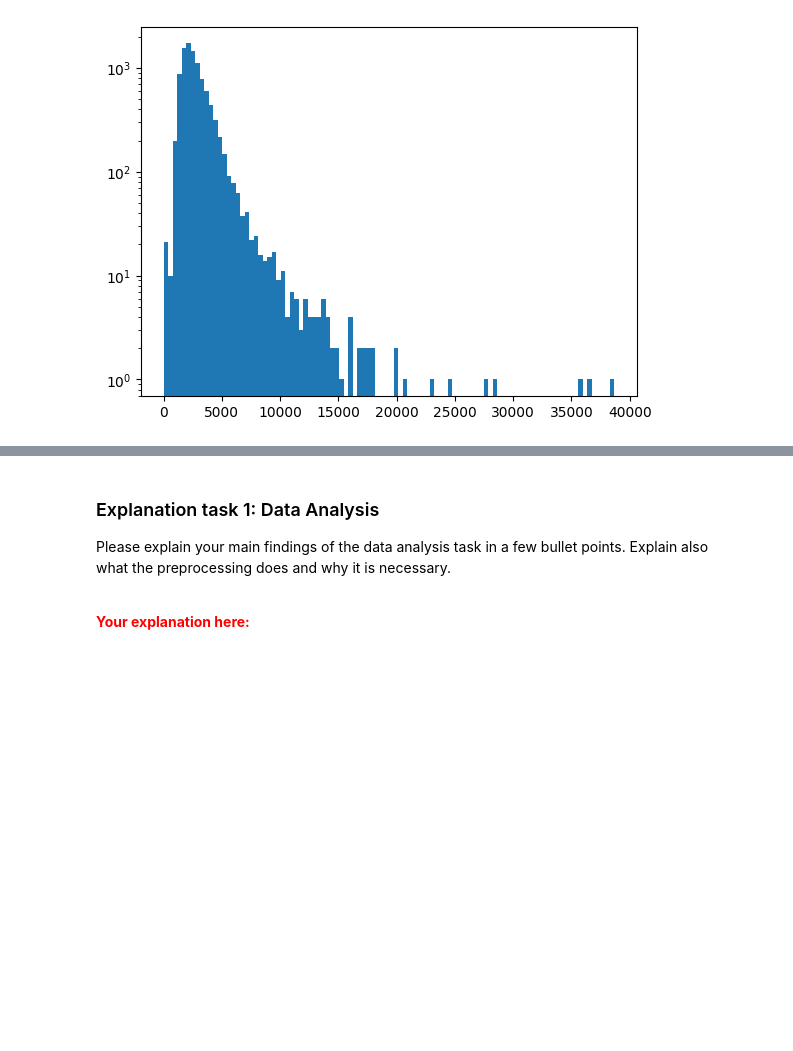
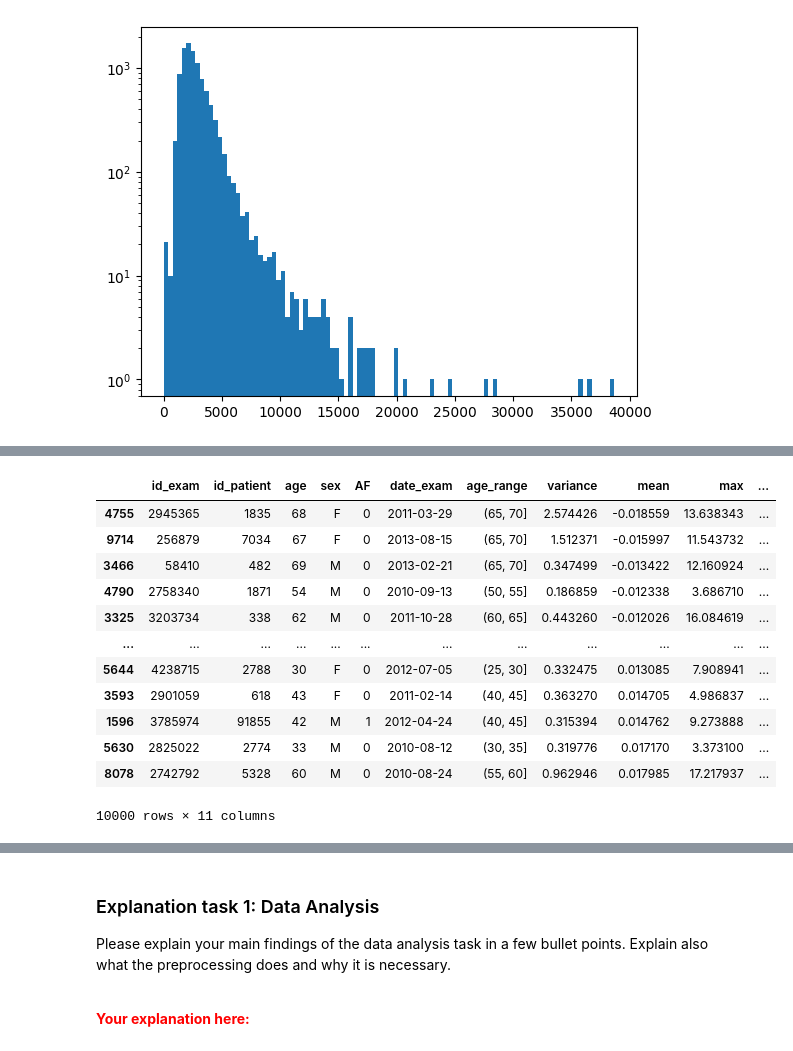
Before and after one commit to Arty-Facts/wasp_al_and_ml_2023, a Jupyter notebook: module3/assignment_ecg_classification.ipynb, the cells around one changed output, grey strips where cells are left out. Cells and saved outputs as stored; diff of their text form; code cells hidden in the pictures; blank space fills up the shorter version.

```diff
--- a/module3/assignment_ecg_classification.ipynb
+++ b/module3/assignment_ecg_classification.ipynb
@@ -331,0 +333,16 @@ meta_data.iloc[sorted_indices]
+# %%
+meta_data.iloc[np.argsort(means)]
+# %% [output]
+|  | id_exam | id_patient | age | sex | AF | date_exam | age_range | variance | mean | max | ... |
+| 4755 | 2945365 | 1835 | 68 | F | 0 | 2011-03-29 | (65, 70] | 2.574426 | -0.018559 | 13.638343 | ... |
+| 9714 | 256879 | 7034 | 67 | F | 0 | 2013-08-15 | (65, 70] | 1.512371 | -0.015997 | 11.543732 | ... |
+| 3466 | 58410 | 482 | 69 | M | 0 | 2013-02-21 | (65, 70] | 0.347499 | -0.013422 | 12.160924 | ... |
+| 4790 | 2758340 | 1871 | 54 | M | 0 | 2010-09-13 | (50, 55] | 0.186859 | -0.012338 | 3.686710 | ... |
+| 3325 | 3203734 | 338 | 62 | M | 0 | 2011-10-28 | (60, 65] | 0.443260 | -0.012026 | 16.084619 | ... |
+| ... | ... | ... | ... | ... | ... | ... | ... | ... | ... | ... | ... |
+| 5644 | 4238715 | 2788 | 30 | F | 0 | 2012-07-05 | (25, 30] | 0.332475 | 0.013085 | 7.908941 | ... |
+| 3593 | 2901059 | 618 | 43 | F | 0 | 2011-02-14 | (40, 45] | 0.363270 | 0.014705 | 4.986837 | ... |
+| 1596 | 3785974 | 91855 | 42 | M | 1 | 2012-04-24 | (40, 45] | 0.315394 | 0.014762 | 9.273888 | ... |
+| 5630 | 2825022 | 2774 | 33 | M | 0 | 2010-08-12 | (30, 35] | 0.319776 | 0.017170 | 3.373100 | ... |
+| 8078 | 2742792 | 5328 | 60 | M | 0 | 2010-08-24 | (55, 60] | 0.962946 | 0.017985 | 17.217937 | ... |
+10000 rows × 11 columns
```
Also changed, not shown: parts of 5 cells of this notebook.
